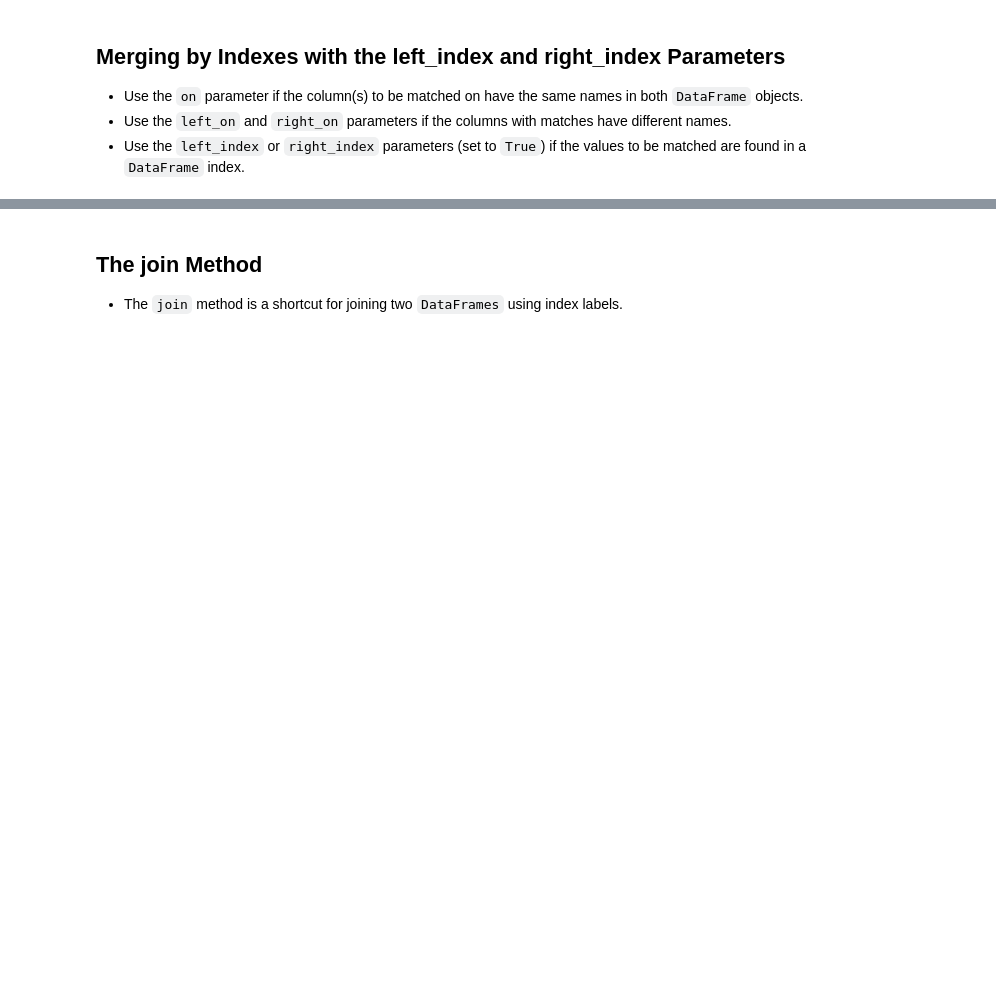
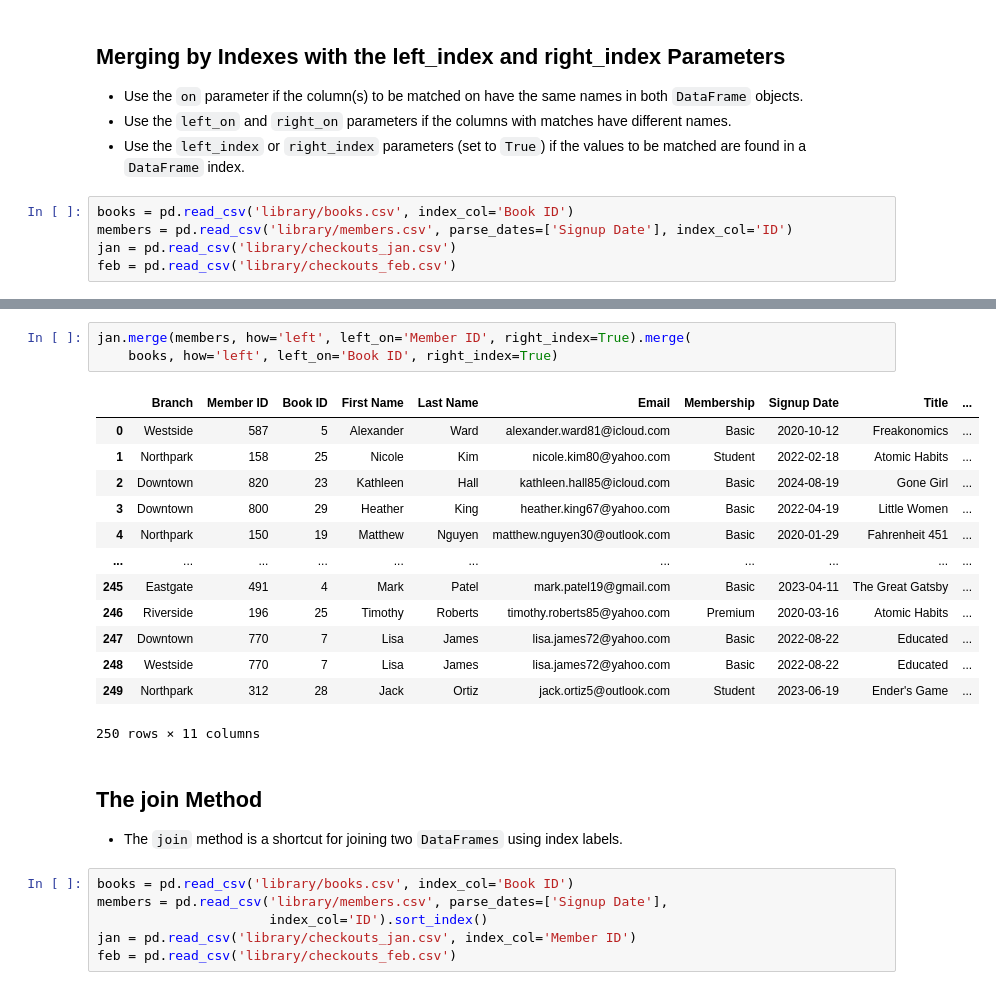
Before and after one commit to Sai-Krishna-t/data-analysis-with-pandas-and-python, a Jupyter notebook: Incomplete/10 - Merging DataFrames.ipynb, the cells around one changed output, grey strips where cells are left out. Drawn from its saved outputs; the diff is of its cells as text; blank space fills up the shorter version.

```diff
--- a/Incomplete/10 - Merging DataFrames.ipynb
+++ b/Incomplete/10 - Merging DataFrames.ipynb
@@ -576,3 +636,8 @@ jan.merge(feb, how='outer', on='Member ID', suffixes=['-Jan', '-Feb'])
 - Use the `on` parameter if the column(s) to be matched on have the same names in both `DataFrame` objects.
 - Use the `left_on` and `right_on` parameters if the columns with matches have different names.
 - Use the `left_index` or `right_index` parameters (set to `True`) if the values to be matched are found in a `DataFrame` index.
+# %%
+books = pd.read_csv('library/books.csv', index_col='Book ID')
+members = pd.read_csv('library/members.csv', parse_dates=['Signup Date'], index_col='ID')
+jan = pd.read_csv('library/checkouts_jan.csv')
+feb = pd.read_csv('library/checkouts_feb.csv')
@@ -579,3 +684,26 @@ jan.merge(feb, how='outer', on='Member ID', suffixes=['-Jan', '-Feb'])
+# %%
+jan.merge(members, how='left', left_on='Member ID', right_index=True).merge(
+    books, how='left', left_on='Book ID', right_index=True)
+# %% [output]
+|  | Branch | Member ID | Book ID | First Name | Last Name | Email | Membership | Signup Date | Title | ... |
+| 0 | Westside | 587 | 5 | Alexander | Ward | alexander.ward81@icloud.com | Basic | 2020-10-12 | Freakonomics | ... |
+| 1 | Northpark | 158 | 25 | Nicole | Kim | nicole.kim80@yahoo.com | Student | 2022-02-18 | Atomic Habits | ... |
+| 2 | Downtown | 820 | 23 | Kathleen | Hall | kathleen.hall85@icloud.com | Basic | 2024-08-19 | Gone Girl | ... |
+| 3 | Downtown | 800 | 29 | Heather | King | heather.king67@yahoo.com | Basic | 2022-04-19 | Little Women | ... |
+| 4 | Northpark | 150 | 19 | Matthew | Nguyen | matthew.nguyen30@outlook.com | Basic | 2020-01-29 | Fahrenheit 451 | ... |
+| ... | ... | ... | ... | ... | ... | ... | ... | ... | ... | ... |
+| 245 | Eastgate | 491 | 4 | Mark | Patel | mark.patel19@gmail.com | Basic | 2023-04-11 | The Great Gatsby | ... |
+| 246 | Riverside | 196 | 25 | Timothy | Roberts | timothy.roberts85@yahoo.com | Premium | 2020-03-16 | Atomic Habits | ... |
+| 247 | Downtown | 770 | 7 | Lisa | James | lisa.james72@yahoo.com | Basic | 2022-08-22 | Educated | ... |
+| 248 | Westside | 770 | 7 | Lisa | James | lisa.james72@yahoo.com | Basic | 2022-08-22 | Educated | ... |
+| 249 | Northpark | 312 | 28 | Jack | Ortiz | jack.ortiz5@outlook.com | Student | 2023-06-19 | Ender's Game | ... |
+250 rows × 11 columns
 # %% [markdown]
 ## The join Method
 - The `join` method is a shortcut for joining two `DataFrames` using index labels.
+# %%
+books = pd.read_csv('library/books.csv', index_col='Book ID')
+members = pd.read_csv('library/members.csv', parse_dates=['Signup Date'],
+                      index_col='ID').sort_index()
+jan = pd.read_csv('library/checkouts_jan.csv', index_col='Member ID')
+feb = pd.read_csv('library/checkouts_feb.csv')
```
Also changed, not shown: parts of 13 cells of this notebook, 4 other files.
